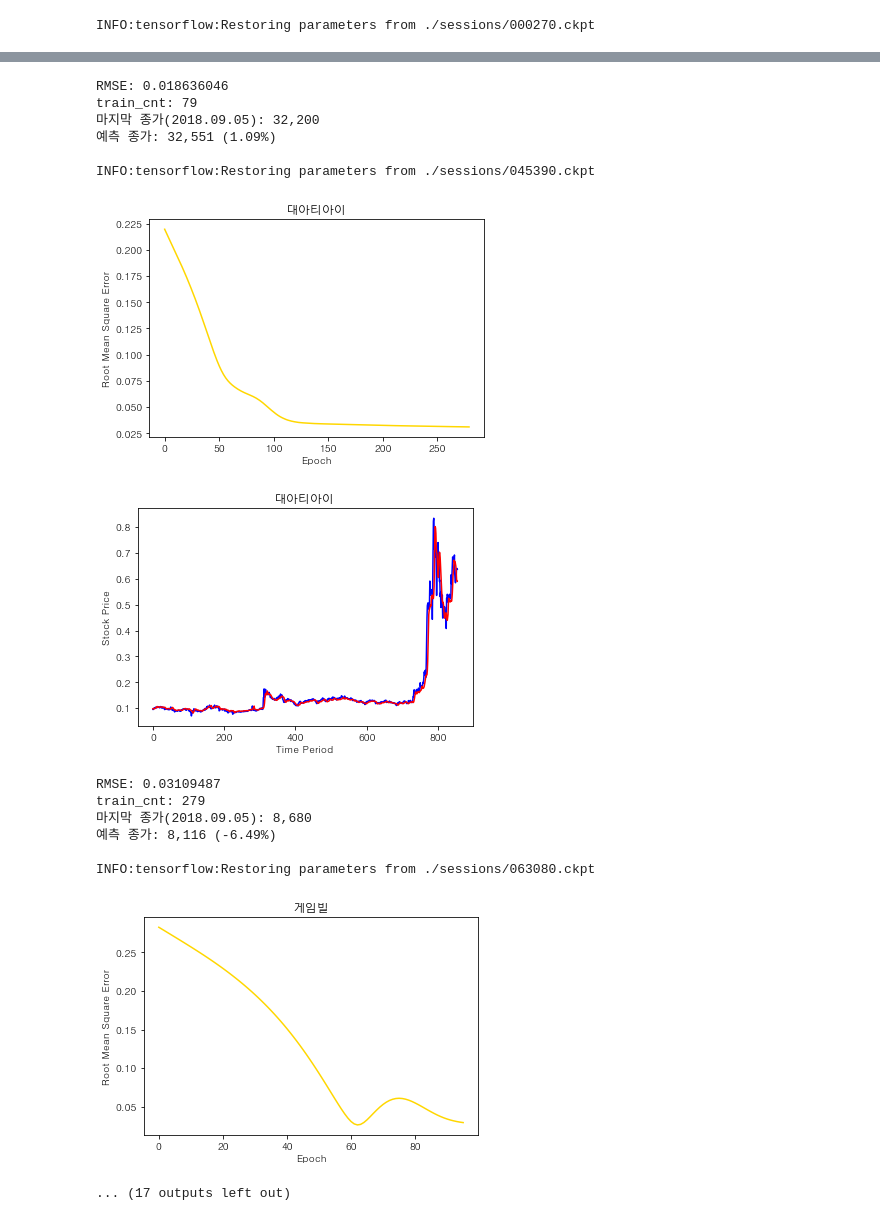
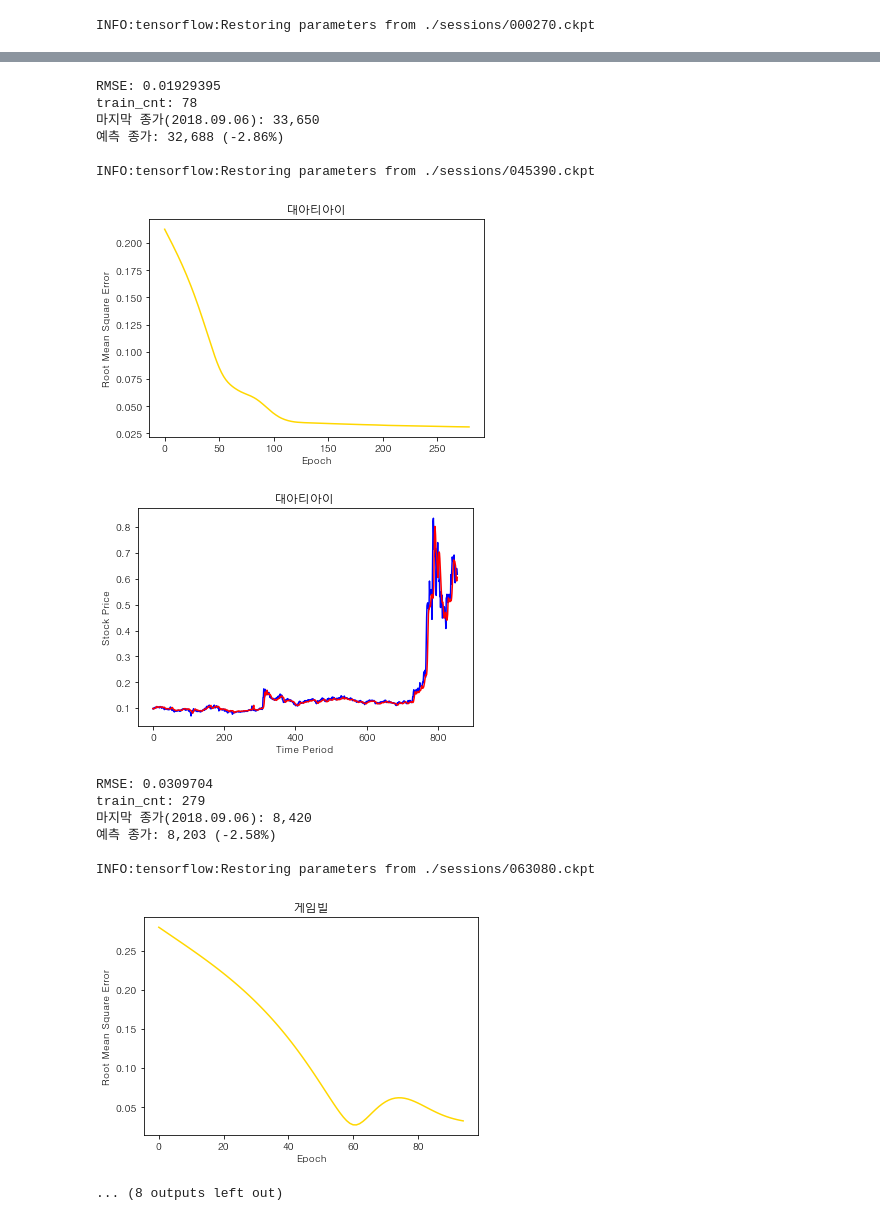
Before and after one commit to llejo3/deep-learning, a Jupyter notebook: stock_learning_rnn/stock_deep_learning-201809.ipynb, the cells around one changed output, grey strips where cells are left out. Drawn from its saved outputs; the diff is of its cells as text; code cells hidden in the pictures.

```diff
--- a/stock_learning_rnn/stock_deep_learning-201809.ipynb
+++ b/stock_learning_rnn/stock_deep_learning-201809.ipynb
@@ -481,7 +481,7 @@ params = {
     'kor_font_path' : 'C:\\WINDOWS\\Fonts\\H2GTRM.TTF'
 }
 # %%
-comp_names = ["삼성중공업","기아자동차", "대아티아이","게임빌","루트로닉", "영진약품",  "신라젠", "에이치엘비", "카카오"]
+comp_names = ["삼성중공업","기아자동차", "대아티아이","게임빌","루트로닉", "영진약품"]
 for comp_name in comp_names :
     predict_next_close(comp_name)
 # %% [output]
@@ -498,16 +498,16 @@ INFO:tensorflow:Restoring parameters from ./sessions/000270.ckpt
-RMSE: 0.018636046
-train_cnt: 79
-마지막 종가(2018.09.05): 32,200
-예측 종가: 32,551 (1.09%)
+RMSE: 0.01929395
+train_cnt: 78
+마지막 종가(2018.09.06): 33,650
+예측 종가: 32,688 (-2.86%)
 
 INFO:tensorflow:Restoring parameters from ./sessions/045390.ckpt
-[figure, old version]
+[figure, new version]
-[figure, old version]
+[figure, new version]
-RMSE: 0.03109487
+RMSE: 0.0309704
 train_cnt: 279
-마지막 종가(2018.09.05): 8,680
-예측 종가: 8,116 (-6.49%)
+마지막 종가(2018.09.06): 8,420
+예측 종가: 8,203 (-2.58%)
 
 INFO:tensorflow:Restoring parameters from ./sessions/063080.ckpt
-[figure, old version]
+[figure, new version]
-... (17 outputs left out)
+... (8 outputs left out)
```
Also changed, not shown: parts of 1 cell of this notebook, 25 other files.
